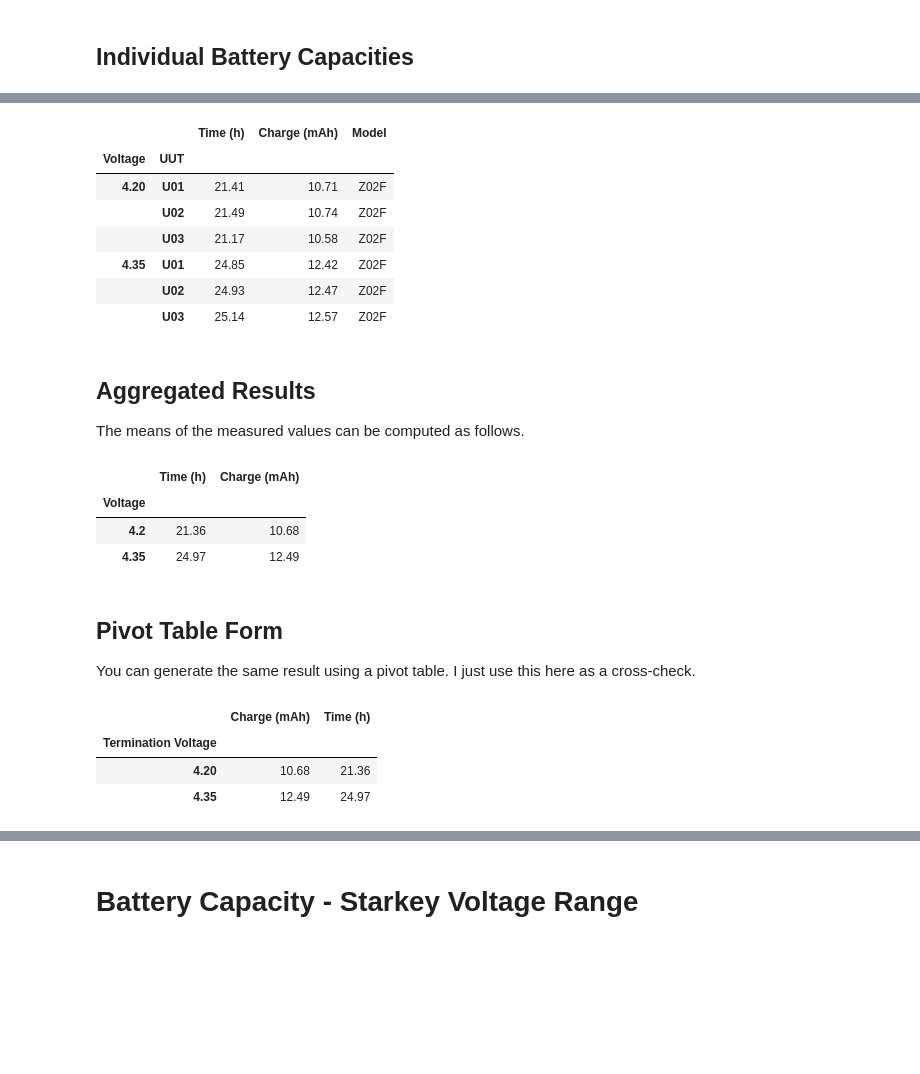
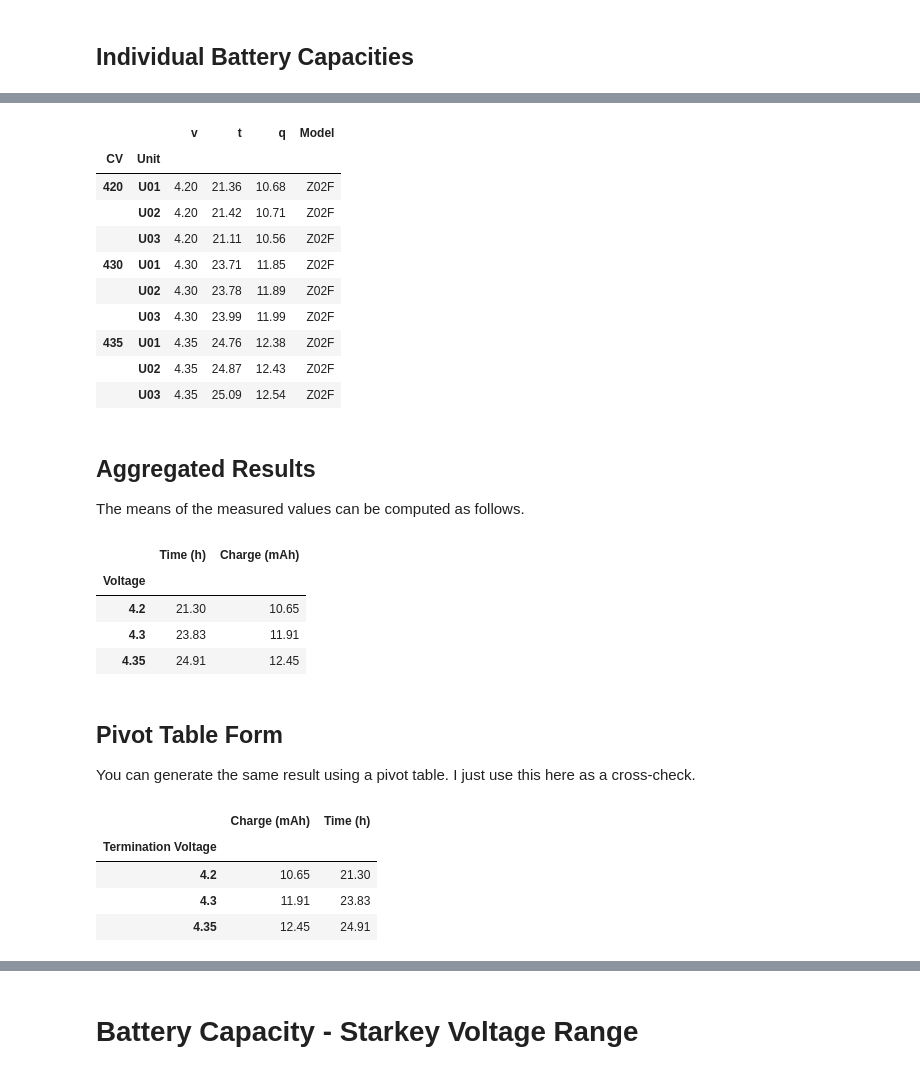
Before and after one commit to ziggle/BatteryDischargeQuickLookReport, a Jupyter notebook: Z02FH-Styled.ipynb, the cells around one changed output, grey strips where cells are left out. Drawn from its saved outputs; the diff is of its cells as text; code cells hidden in the pictures; blank space fills up the shorter version.

Commit message:
Fixed Bugs Related to Multiple Voltages

```diff
--- a/Z02FH-Styled.ipynb
+++ b/Z02FH-Styled.ipynb
@@ -54,7 +54,7 @@ def batTweak(file):
         .astype({"days":"float64","h":"float64","m":"float64","s":"float64"})
         .assign(t = lambda x: x.days*1440+x.h*60+x.m+x.s/60)
         .drop(["h","m","s","days"],axis=1)
-        .query("c == 4 &  Step==5")
+        .query("c == 2 &  Step==5")
         .drop(["Step","Amps","c"],axis=1)
         .assign(q = lambda x: x.t*0.5/60,
                 t = lambda x: x.t/60)
@@ -197,46 +195,47 @@ display(gz)
 # %%
 
 # https://stackoverflow.com/questions/53062000/how-to-set-the-precision-for-the-output-of-the-pandas-dataframe-loc-in-a-jupyter
 # https://stackoverflow.com/questions/42576491/python3-pandas-styles-change-alternate-row-color
 # I have not been able to set the precision for each column independently
 
 def dfdark(styler):
     #styler.background_gradient(cmap='coolwarm')
     #styler.color('white')
     styler.set_table_styles([
         {
             "selector":"thead",
             "props":[("background-color","tan")]
         },
         {
             "selector":"tbody tr:nth-child(even)",
             "props":[("background-color","navajowhite")]
         },
         {
             "selector":"th.row_heading",
             "props":[("background-color","beige")]
         },
         {
             "selector":"td",
             "props":[("border","white")]
-        },
-
+        }
     ])
     return styler
-    #styler.format(color='grey')
 
 with pd.option_context('display.precision', 2):
-    style = gz.style.pipe(dfdark)
-style
+     style = g1.style.pipe(dfdark)
+display(style)
 # %% [output]
-|  |  | Time (h) | Charge (mAh) | Model |
-| Voltage | UUT |  |  |  |
-| 4.20 | U01 | 21.41 | 10.71 | Z02F |
-|  | U02 | 21.49 | 10.74 | Z02F |
-|  | U03 | 21.17 | 10.58 | Z02F |
-| 4.35 | U01 | 24.85 | 12.42 | Z02F |
-|  | U02 | 24.93 | 12.47 | Z02F |
-|  | U03 | 25.14 | 12.57 | Z02F |
+|  |  | v | t | q | Model |
+| CV | Unit |  |  |  |  |
+| 420 | U01 | 4.20 | 21.36 | 10.68 | Z02F |
+|  | U02 | 4.20 | 21.42 | 10.71 | Z02F |
+|  | U03 | 4.20 | 21.11 | 10.56 | Z02F |
+| 430 | U01 | 4.30 | 23.71 | 11.85 | Z02F |
+|  | U02 | 4.30 | 23.78 | 11.89 | Z02F |
+|  | U03 | 4.30 | 23.99 | 11.99 | Z02F |
+| 435 | U01 | 4.35 | 24.76 | 12.38 | Z02F |
+|  | U02 | 4.35 | 24.87 | 12.43 | Z02F |
+|  | U03 | 4.35 | 25.09 | 12.54 | Z02F |
 # %% [markdown]
 ## Aggregated Results
 
@@ -256,8 +255,9 @@ style
 # %% [output]
 |  | Time (h) | Charge (mAh) |
 | Voltage |  |  |
-| 4.2 | 21.36 | 10.68 |
-| 4.35 | 24.97 | 12.49 |
+| 4.2 | 21.30 | 10.65 |
+| 4.3 | 23.83 | 11.91 |
+| 4.35 | 24.91 | 12.45 |
 # %% [markdown]
 ## Pivot Table Form
 
@@ -266,7 +266,7 @@ You can generate the same result using a pivot table. I just use this here as a
 g2=(g1
     .pivot_table(values=['q','t'],index=["CV"],aggfunc=np.mean)
     .rename(columns={"t":"Time (h)","q":"Charge (mAh)"}, \
-            index =  {'420':'4.20','435':'4.35'})
+            index =  {'420':4.20,'430':4.30,'435':4.35})
     .rename_axis('Termination Voltage')
    )
 
@@ -276,5 +276,6 @@ style
 # %% [output]
 |  | Charge (mAh) | Time (h) |
 | Termination Voltage |  |  |
-| 4.20 | 10.68 | 21.36 |
-| 4.35 | 12.49 | 24.97 |
+| 4.2 | 10.65 | 21.30 |
+| 4.3 | 11.91 | 23.83 |
+| 4.35 | 12.45 | 24.91 |
```
Also changed, not shown: parts of 13 cells of this notebook.
